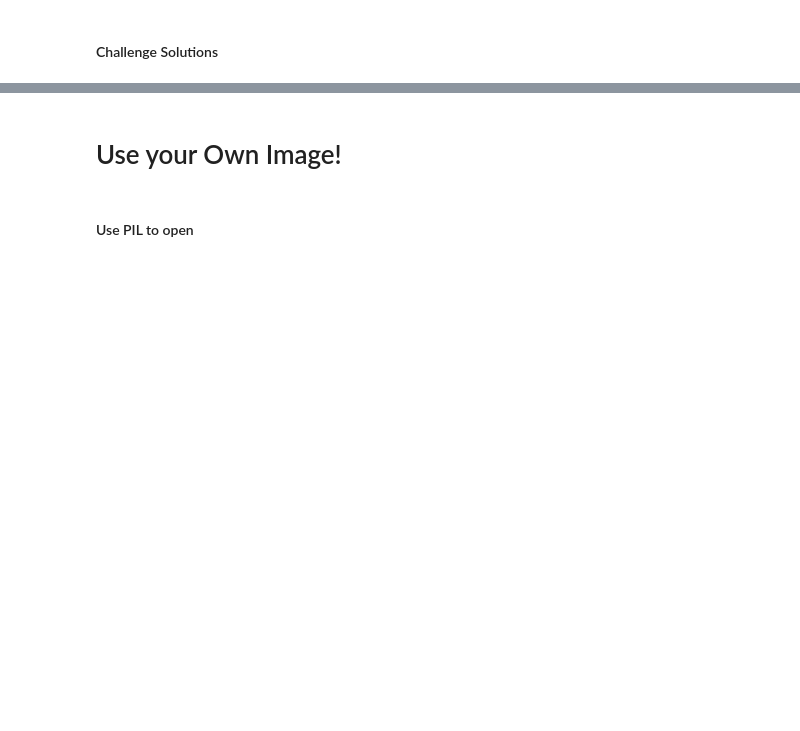
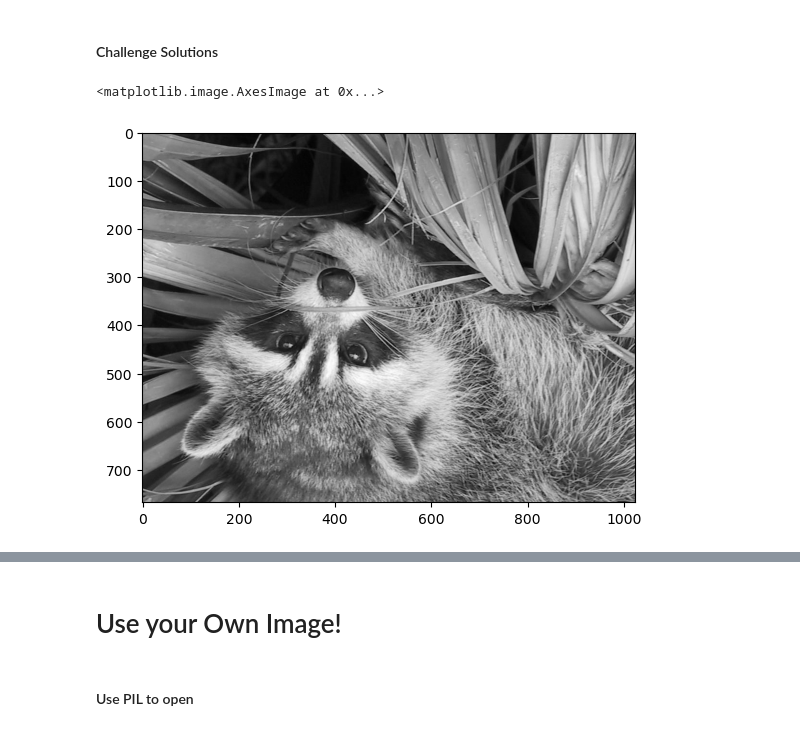
Before and after one commit to ArieKnoester/numpy-intro-jupyter-notebook, a Jupyter notebook: Computation_with_NumPy_and_N_Dimensional_Arrays.ipynb, the cells around one changed output, grey strips where cells are left out. Saved outputs shown, nothing was run; the diff lists cells and outputs as text; code cells hidden in the pictures; blank space fills up the shorter version.

Commit message:
Completes image manipulation section.

```diff
--- a/Computation_with_NumPy_and_N_Dimensional_Arrays.ipynb
+++ b/Computation_with_NumPy_and_N_Dimensional_Arrays.ipynb
@@ -416,3 +418,9 @@ plt.imshow(grey_img, cmap='grey')
 <img src=https://i.imgur.com/cfFbuex.png>
 # %% [markdown]
 #### Challenge Solutions
+# %%
+flipped_grey_img = np.flip(grey_img)
+plt.imshow(flipped_grey_img, cmap='grey')
+# %% [output]
+<matplotlib.image.AxesImage at 0x...>
+[figure, added]
```
Also changed, not shown: parts of 8 cells of this notebook.
